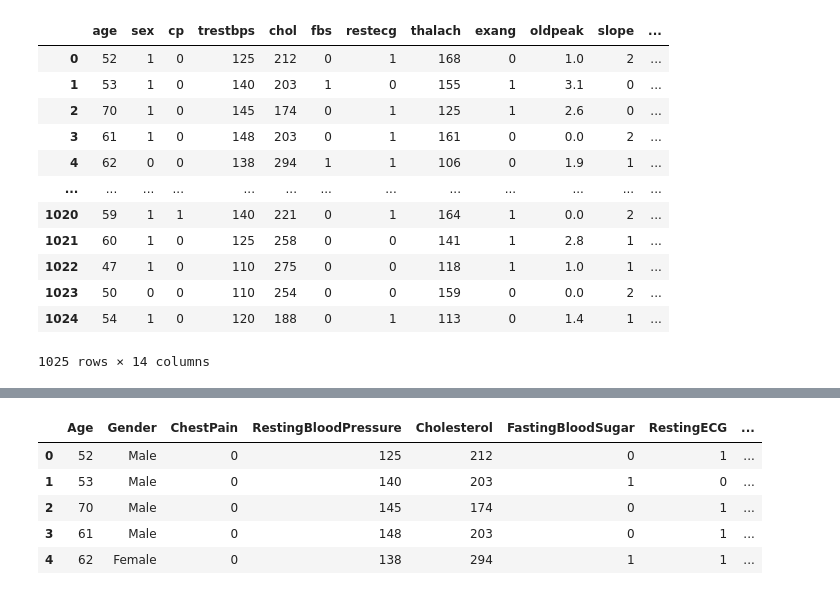
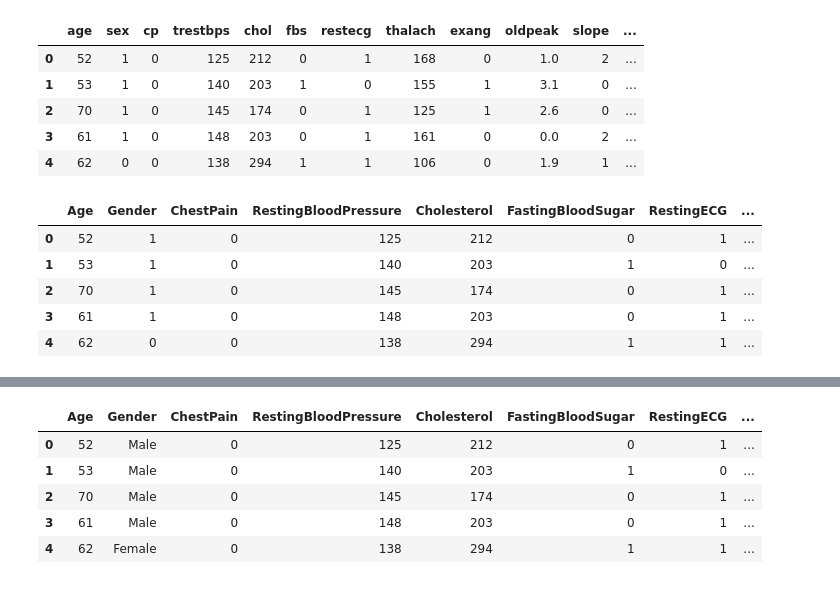
Before and after one commit to letisalbal/Final-Project, a Jupyter notebook: HeartDisease.ipynb, the cells around one changed output, grey strips where cells are left out. Saved outputs shown, nothing was run; the diff lists cells and outputs as text; code cells hidden in the pictures.

```diff
--- a/HeartDisease.ipynb
+++ b/HeartDisease.ipynb
@@ -19,24 +19,17 @@ Saving heart.csv to heart (1).csv
 # %%
 #Read and Display CSV File
 import io
 data = io.BytesIO(uploaded['heart.csv'])
 
 heart_df = pd.read_csv(data)
-heart_df
+heart_df.head()
 # %% [output]
 |  | age | sex | cp | trestbps | chol | fbs | restecg | thalach | exang | oldpeak | slope | ... |
 | 0 | 52 | 1 | 0 | 125 | 212 | 0 | 1 | 168 | 0 | 1.0 | 2 | ... |
 | 1 | 53 | 1 | 0 | 140 | 203 | 1 | 0 | 155 | 1 | 3.1 | 0 | ... |
 | 2 | 70 | 1 | 0 | 145 | 174 | 0 | 1 | 125 | 1 | 2.6 | 0 | ... |
 | 3 | 61 | 1 | 0 | 148 | 203 | 0 | 1 | 161 | 0 | 0.0 | 2 | ... |
 | 4 | 62 | 0 | 0 | 138 | 294 | 1 | 1 | 106 | 0 | 1.9 | 1 | ... |
-| ... | ... | ... | ... | ... | ... | ... | ... | ... | ... | ... | ... | ... |
-| 1020 | 59 | 1 | 1 | 140 | 221 | 0 | 1 | 164 | 1 | 0.0 | 2 | ... |
-| 1021 | 60 | 1 | 0 | 125 | 258 | 0 | 0 | 141 | 1 | 2.8 | 1 | ... |
-| 1022 | 47 | 1 | 0 | 110 | 275 | 0 | 0 | 118 | 1 | 1.0 | 1 | ... |
-| 1023 | 50 | 0 | 0 | 110 | 254 | 0 | 0 | 159 | 0 | 0.0 | 2 | ... |
-| 1024 | 54 | 1 | 0 | 120 | 188 | 0 | 1 | 113 | 0 | 1.4 | 1 | ... |
-1025 rows × 14 columns
 # %%
 #Rename the Columns
 heart_df2 = (heart_df.rename(columns={"age": "Age",
@@ -53,3 +46,12 @@ heart_df2 = (heart_df.rename(columns={"age": "Age",
                                             "ca": "MajorVessels",
                                             "thal": "Thalassemia",
                                             "target": "Target"}))
+
+heart_df2.head()
+# %% [output]
+|  | Age | Gender | ChestPain | RestingBloodPressure | Cholesterol | FastingBloodSugar | RestingECG | ... |
+| 0 | 52 | 1 | 0 | 125 | 212 | 0 | 1 | ... |
+| 1 | 53 | 1 | 0 | 140 | 203 | 1 | 0 | ... |
+| 2 | 70 | 1 | 0 | 145 | 174 | 0 | 1 | ... |
+| 3 | 61 | 1 | 0 | 148 | 203 | 0 | 1 | ... |
+| 4 | 62 | 0 | 0 | 138 | 294 | 1 | 1 | ... |
```
Also changed, not shown: parts of 9 cells of this notebook.
